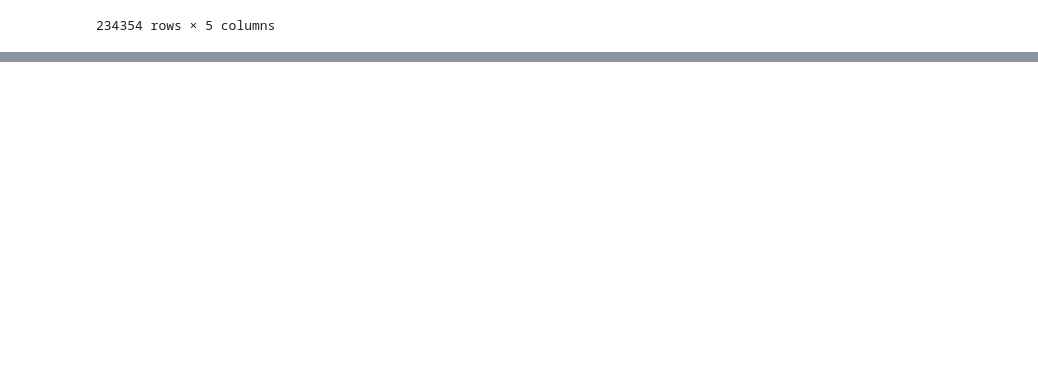
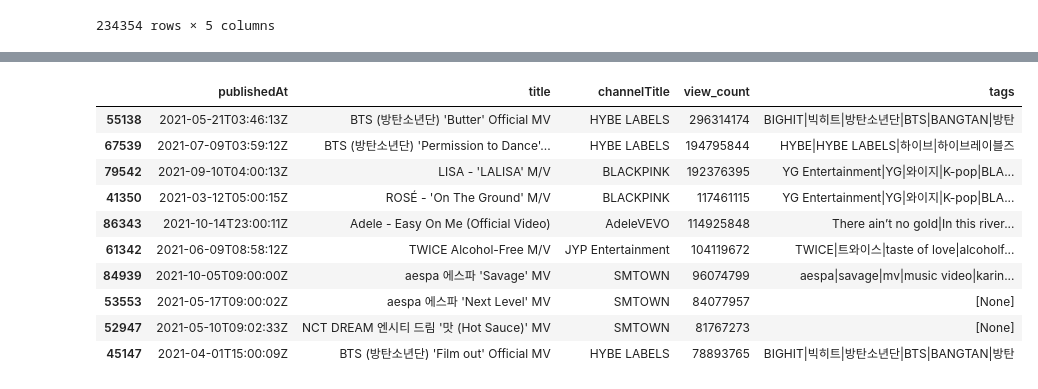
Before and after one commit to dlrkd/youtubeData, a Jupyter notebook: youtubeBigdata.ipynb, the cells around one changed output, grey strips where cells are left out. Saved outputs shown, nothing was run; the diff lists cells and outputs as text; code cells hidden in the pictures; blank space fills up the shorter version.

```diff
--- a/youtubeBigdata.ipynb
+++ b/youtubeBigdata.ipynb
@@ -66,0 +86,20 @@ df_sorted_latest
+# %%
+#df_sorted_23 = df_middle_data['publishedAt'].str.contains("2023")
+#df_23 = df_middle_data[df_sorted_23]
+#df_23.head(20)
+
+df_sorted_23 = df_sorted_latest['publishedAt'].str.contains("2022")
+df_23 = df_sorted_latest[df_sorted_23]
+df_23.head(10)
+# %% [output]
+|  | publishedAt | title | channelTitle | view_count | tags |
+| 55138 | 2021-05-21T03:46:13Z | BTS (방탄소년단) 'Butter' Official MV | HYBE LABELS | 296314174 | BIGHIT|빅히트|방탄소년단|BTS|BANGTAN|방탄 |
+| 67539 | 2021-07-09T03:59:12Z | BTS (방탄소년단) 'Permission to Dance'... | HYBE LABELS | 194795844 | HYBE|HYBE LABELS|하이브|하이브레이블즈 |
+| 79542 | 2021-09-10T04:00:13Z | LISA - 'LALISA' M/V | BLACKPINK | 192376395 | YG Entertainment|YG|와이지|K-pop|BLA... |
+| 41350 | 2021-03-12T05:00:15Z | ROSÉ - 'On The Ground' M/V | BLACKPINK | 117461115 | YG Entertainment|YG|와이지|K-pop|BLA... |
+| 86343 | 2021-10-14T23:00:11Z | Adele - Easy On Me (Official Video) | AdeleVEVO | 114925848 | There ain’t no gold|In this river... |
+| 61342 | 2021-06-09T08:58:12Z | TWICE Alcohol-Free M/V | JYP Entertainment | 104119672 | TWICE|트와이스|taste of love|alcoholf... |
+| 84939 | 2021-10-05T09:00:00Z | aespa 에스파 'Savage' MV | SMTOWN | 96074799 | aespa|savage|mv|music video|karin... |
+| 53553 | 2021-05-17T09:00:02Z | aespa 에스파 'Next Level' MV | SMTOWN | 84077957 | [None] |
+| 52947 | 2021-05-10T09:02:33Z | NCT DREAM 엔시티 드림 '맛 (Hot Sauce)' MV | SMTOWN | 81767273 | [None] |
+| 45147 | 2021-04-01T15:00:09Z | BTS (방탄소년단) 'Film out' Official MV | HYBE LABELS | 78893765 | BIGHIT|빅히트|방탄소년단|BTS|BANGTAN|방탄 |
```
Also changed, not shown: parts of 2 cells of this notebook.
